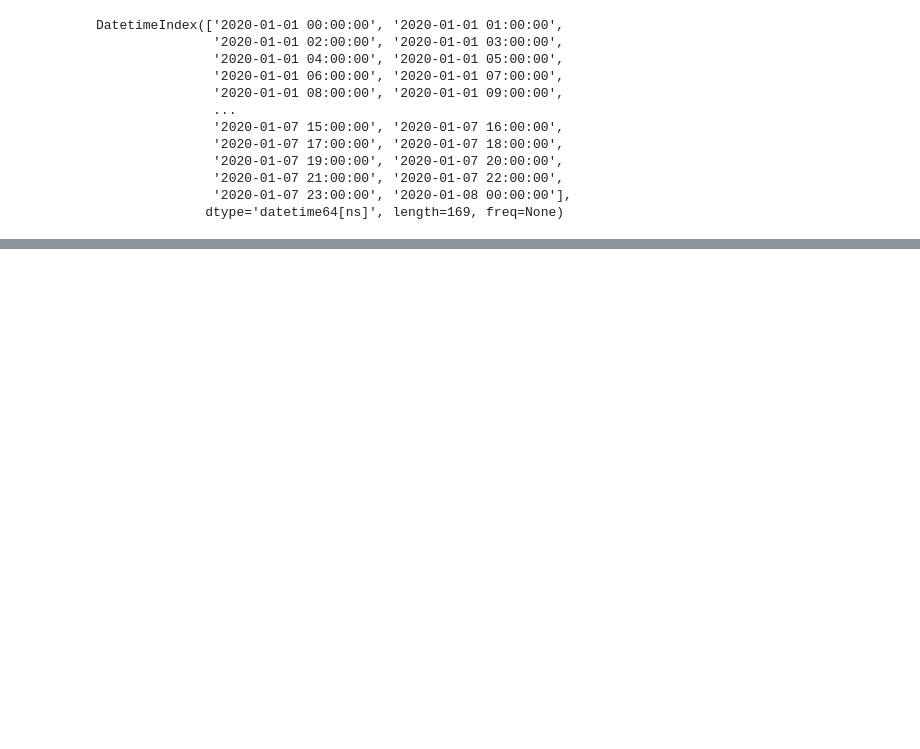
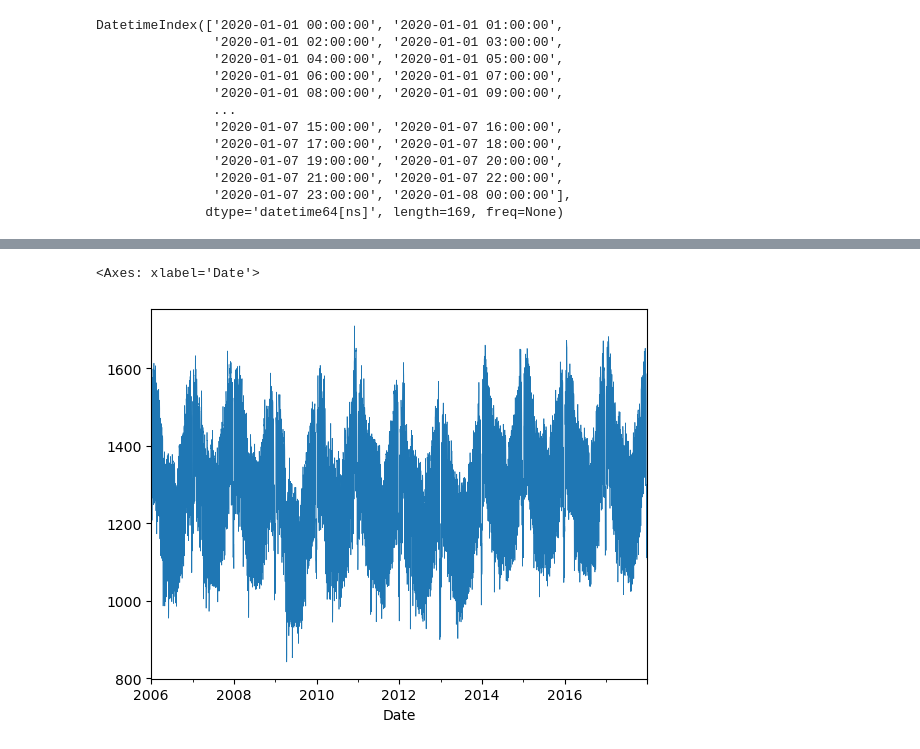
Before and after one commit to ICANURC/H8_-4-, a Jupyter notebook: Pert_6.ipynb, the cells around one changed output, grey strips where cells are left out. Cells and saved outputs as stored; diff of their text form; code cells hidden in the pictures; blank space fills up the shorter version.

```diff
--- a/Pert_6.ipynb
+++ b/Pert_6.ipynb
@@ -684,0 +951,2 @@ ValueError: time data 'June=01-2020' does not match format '%B-%d-%Y' (match)
+# %%
+oops_daily = pd.read_csv('https://raw.githubusercontent.com/ardhiraka/PFDS_sources/master/opsd_germany_daily.csv', index_col=0, parse_dates=True)
@@ -684,0 +1000,5 @@ ValueError: time data 'June=01-2020' does not match format '%B-%d-%Y' (match)
+# %%
+oops_daily["Consumption"].plot(linewidth=0.5)
+# %% [output]
+<Axes: xlabel='Date'>
+[figure, added]
```
Also changed, not shown: parts of 62 cells of this notebook.
